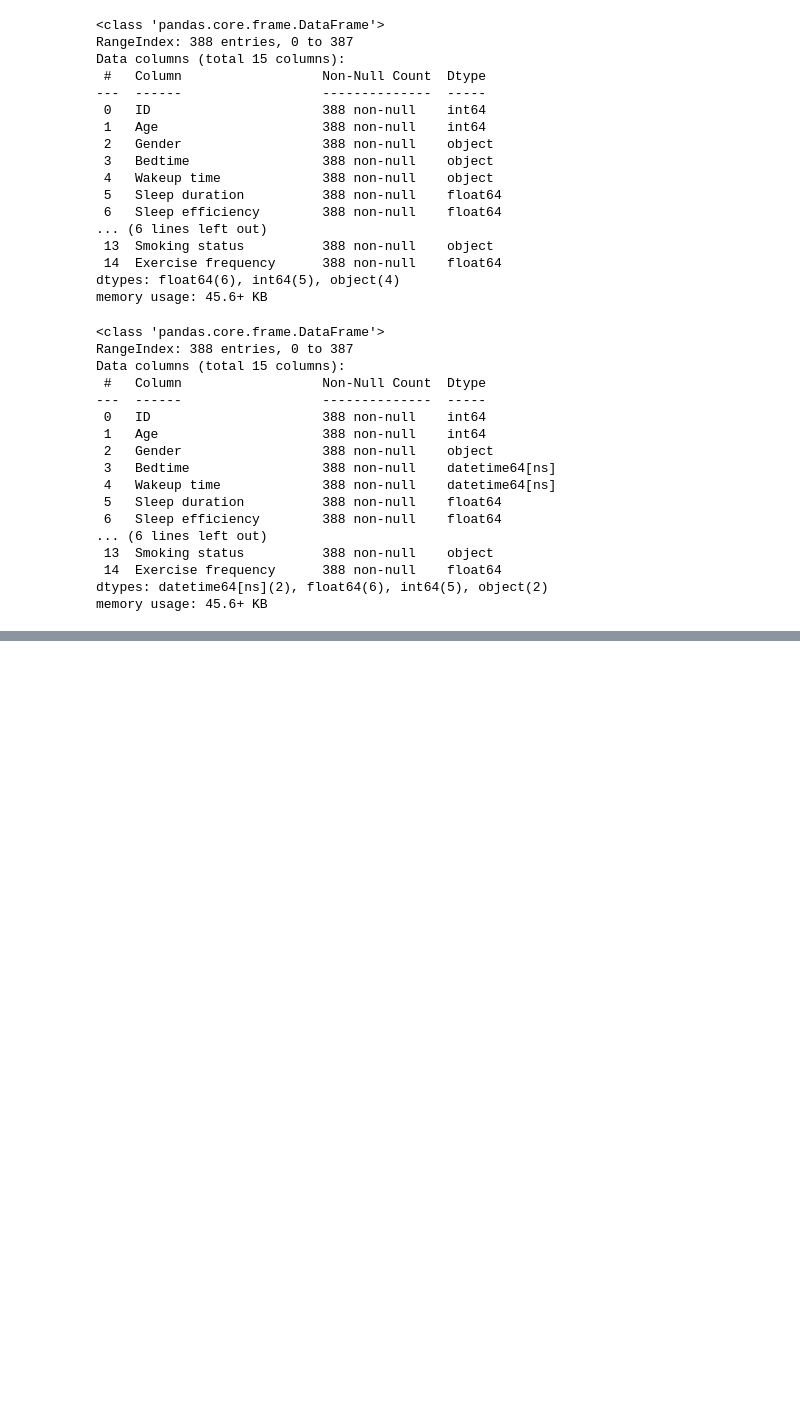
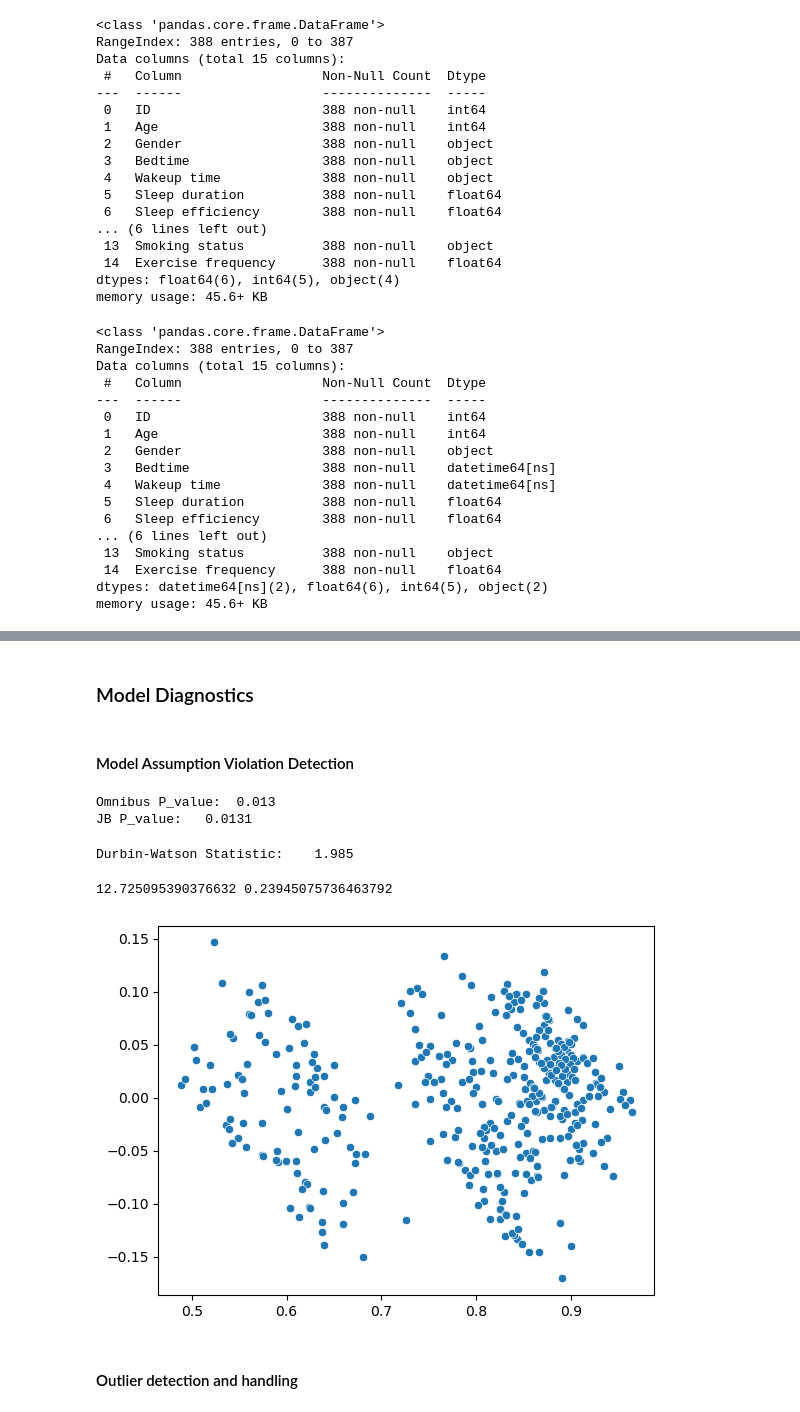
Before and after one commit to nith-k/msds601-project, a Jupyter notebook: project.ipynb, the cells around one changed output, grey strips where cells are left out. Drawn from its saved outputs; the diff is of its cells as text; code cells hidden in the pictures; blank space fills up the shorter version.

```diff
--- a/project.ipynb
+++ b/project.ipynb
@@ -176,0 +113,8 @@ calc_vif(X_cols.drop('light_sleep_percentage'),df_new)
+# %%
+# Choosing to combine deep and light sleep percentages into a deep/light ratio
+X['deep_light_sleep_ratio'] = X['light_sleep_percentage'] #- X['deep_sleep_percentage']
+X2 = X.drop(['deep_sleep_percentage','light_sleep_percentage'],axis=1,errors='ignore')
+num_cols = list(X2.select_dtypes('number').columns)
+
+# Recalculating VIF
+calc_vif(num_cols,X2)
@@ -176,0 +134,9 @@ calc_vif(X_cols.drop('light_sleep_percentage'),df_new)
+# %%
+# Making model formula
+pred = X2.columns
+formula = 'sleep_efficiency ~ ' + ' + '.join(pred)
+df_new = X2.copy()
+df_new['sleep_efficiency'] = Y #power_transform(np.array(Y).reshape(-1, 1))
+# Creating base model w/ summary
+model = smf.ols(formula,df_new).fit()
+model.summary()
@@ -176,0 +172,33 @@ calc_vif(X_cols.drop('light_sleep_percentage'),df_new)
+# %% [markdown]
+### Model Diagnostics
+# %% [markdown]
+#### Model Assumption Violation Detection
+# %%
+# Residual Normality
+print('Omnibus P_value:',model.summary().tables[2][1][1])
+print('JB P_value:',model.summary().tables[2][2][3])
+# Not violated
+# %% [output]
+Omnibus P_value:  0.013
+JB P_value:   0.0131
+# %%
+# Autocorrelation / Independance of residuals
+print('Durbin-Watson Statistic:',model.summary().tables[2][0][3])
+# The Durbin Watson Stat is close to 2, meaning that autocorrelation is not present in the target and residuals
+# %% [output]
+Durbin-Watson Statistic:    1.985
+# %%
+# Test for Constant Variance in Residuals (breusch-pagan)
+lm_stat, lm_p, fstat,f_p = sms.het_breuschpagan(model.resid,model.model.exog)
+print(lm_stat,lm_p)
+# Residual plot
+sns.scatterplot(x=model.fittedvalues,y=model.resid)
+plt.show()
+
+# Breusch Pagan test has a p-value > 0.05, indicating  no significant non-constant variance among residuals
+# Residual plot does not indicate any clear changing of variance
+# %% [output]
+12.725095390376632 0.23945075736463792
+[figure, added]
+# %% [markdown]
+#### Outlier detection and handling
```
Also changed, not shown: parts of 27 cells of this notebook.
